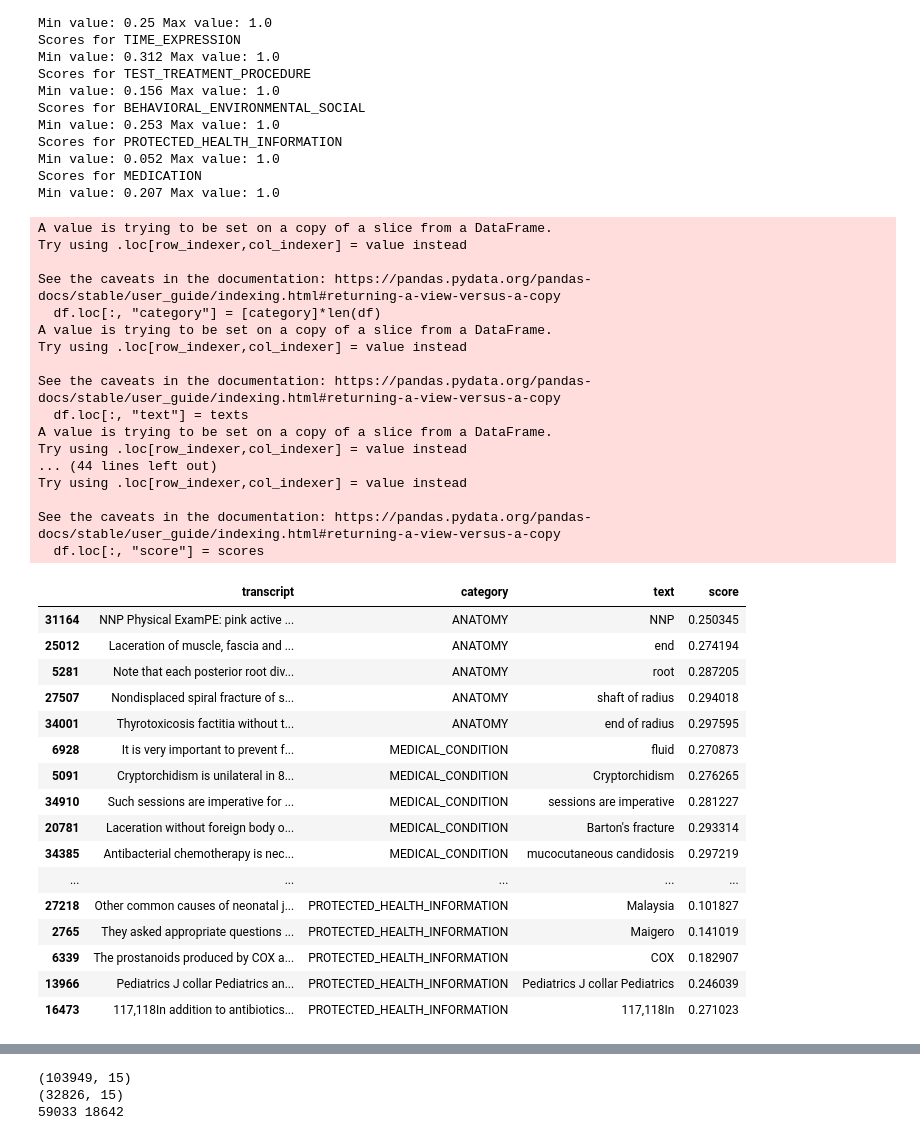
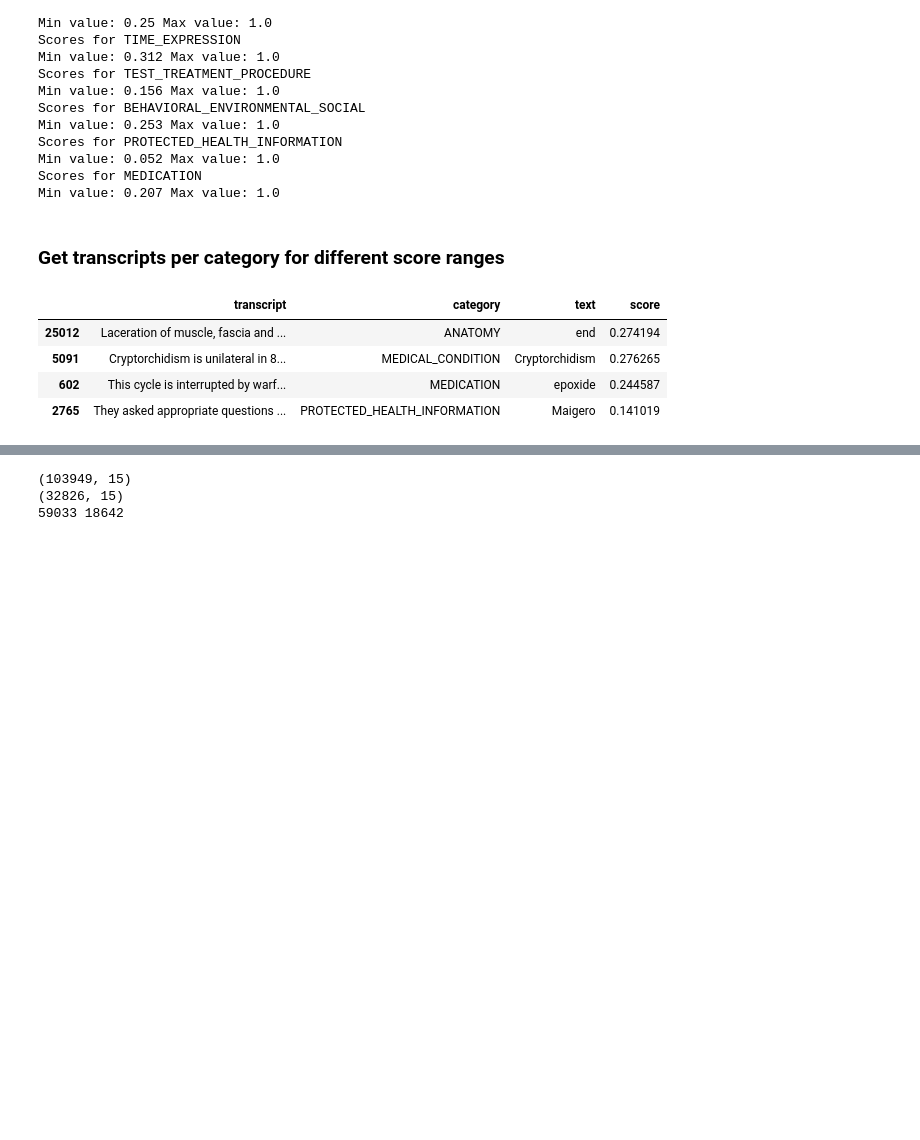
Before and after one commit to intron-innovation/AfriSpeech-200, a Jupyter notebook: notebooks/clinical_ner.ipynb, the cells around one changed output, grey strips where cells are left out. Cells and saved outputs as stored; diff of their text form; code cells hidden in the pictures; blank space fills up the shorter version.

```diff
--- a/notebooks/clinical_ner.ipynb
+++ b/notebooks/clinical_ner.ipynb
@@ -141,6 +145,8 @@ Scores for PROTECTED_HEALTH_INFORMATION
 Min value: 0.052 Max value: 1.0
 Scores for MEDICATION
 Min value: 0.207 Max value: 1.0
+# %% [markdown]
+### Get transcripts per category for different score ranges
 # %%
 def get_transcript_per_category(df, category, min_range, max_range):
     medical_entities = df.medical_entities
@@ -177,45 +183,16 @@ def transcript_per_category_range(df, n=1, min_range=0, max_range=1, random_stat
 # %%
 min_range=0
 max_range=0.3
 random_state=42
-n=5
+n=1
 
 transcript_per_category_range(df_train, n=n, min_range=min_range, max_range=max_range, random_state=random_state)
 # %% [output]
-A value is trying to be set on a copy of a slice from a DataFrame.
-Try using .loc[row_indexer,col_indexer] = value instead
-
-See the caveats in the documentation: https://pandas.pydata.org/pandas-docs/stable/user_guide/indexing.html#returning-a-view-versus-a-copy
-  df.loc[:, "category"] = [category]*len(df)
-A value is trying to be set on a copy of a slice from a DataFrame.
-Try using .loc[row_indexer,col_indexer] = value instead
-
-See the caveats in the documentation: https://pandas.pydata.org/pandas-docs/stable/user_guide/indexing.html#returning-a-view-versus-a-copy
-  df.loc[:, "text"] = texts
-A value is trying to be set on a copy of a slice from a DataFrame.
-Try using .loc[row_indexer,col_indexer] = value instead
-... (44 lines left out)
-Try using .loc[row_indexer,col_indexer] = value instead
-
-See the caveats in the documentation: https://pandas.pydata.org/pandas-docs/stable/user_guide/indexing.html#returning-a-view-versus-a-copy
-  df.loc[:, "score"] = scores
 |  | transcript | category | text | score |
-| 31164 | NNP Physical ExamPE: pink active ... | ANATOMY | NNP | 0.250345 |
 | 25012 | Laceration of muscle, fascia and ... | ANATOMY | end | 0.274194 |
-| 5281 | Note that each posterior root div... | ANATOMY | root | 0.287205 |
-| 27507 | Nondisplaced spiral fracture of s... | ANATOMY | shaft of radius | 0.294018 |
-| 34001 | Thyrotoxicosis factitia without t... | ANATOMY | end of radius | 0.297595 |
-| 6928 | It is very important to prevent f... | MEDICAL_CONDITION | fluid | 0.270873 |
 | 5091 | Cryptorchidism is unilateral in 8... | MEDICAL_CONDITION | Cryptorchidism | 0.276265 |
-| 34910 | Such sessions are imperative for ... | MEDICAL_CONDITION | sessions are imperative | 0.281227 |
-| 20781 | Laceration without foreign body o... | MEDICAL_CONDITION | Barton's fracture | 0.293314 |
-| 34385 | Antibacterial chemotherapy is nec... | MEDICAL_CONDITION | mucocutaneous candidosis | 0.297219 |
-| ... | ... | ... | ... | ... |
-| 27218 | Other common causes of neonatal j... | PROTECTED_HEALTH_INFORMATION | Malaysia | 0.101827 |
+| 602 | This cycle is interrupted by warf... | MEDICATION | epoxide | 0.244587 |
 | 2765 | They asked appropriate questions ... | PROTECTED_HEALTH_INFORMATION | Maigero | 0.141019 |
-| 6339 | The prostanoids produced by COX a... | PROTECTED_HEALTH_INFORMATION | COX | 0.182907 |
-| 13966 | Pediatrics J collar Pediatrics an... | PROTECTED_HEALTH_INFORMATION | Pediatrics J collar Pediatrics | 0.246039 |
-| 16473 | 117,118In addition to antibiotics... | PROTECTED_HEALTH_INFORMATION | 117,118In | 0.271023 |
 # %%
 min_range=0.4
 max_range=0.6
```
Also changed, not shown: parts of 98 cells of this notebook.
